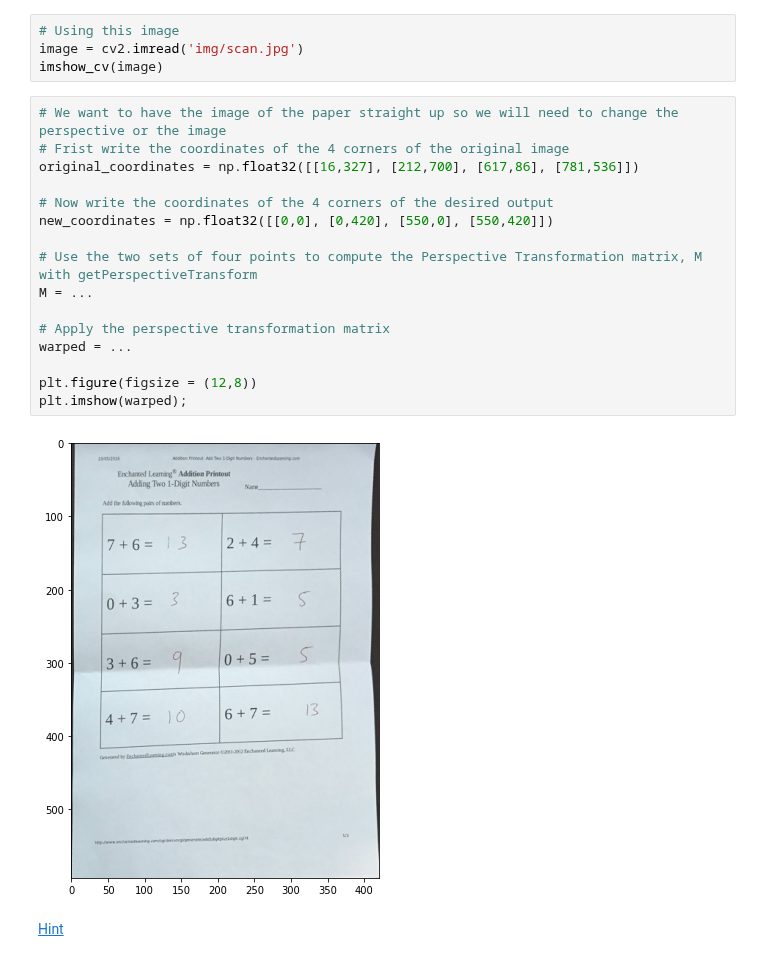
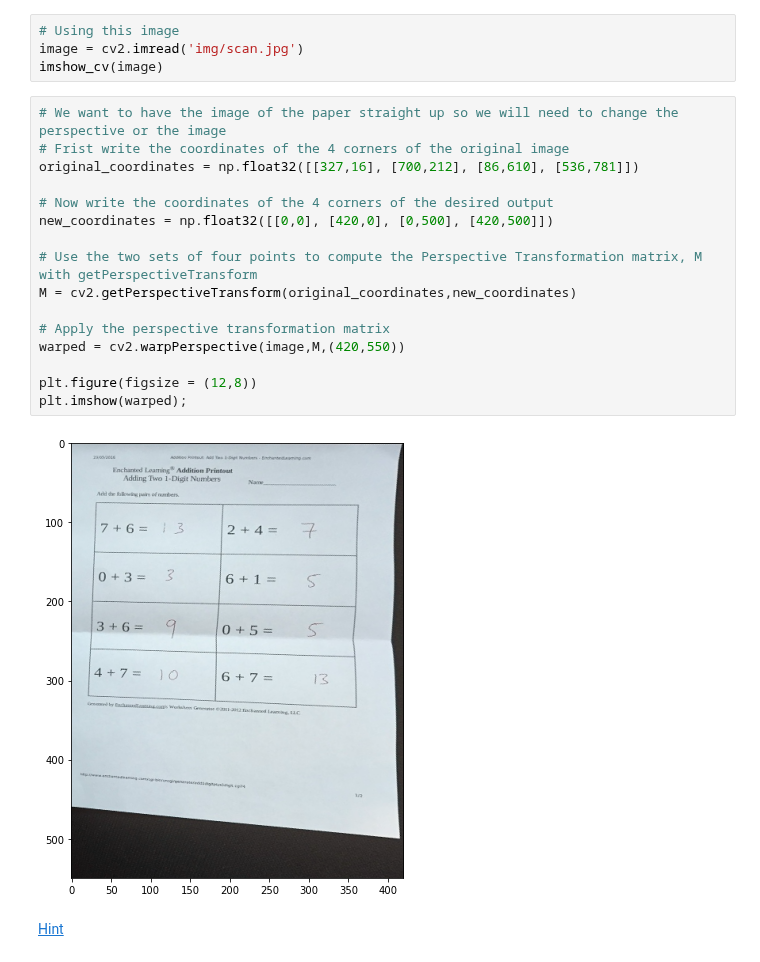
Before and after one commit to nsarkhanov/AI_Course_Exercise, a Jupyter notebook: M6-computer-vesion/D5/Perspective transform.ipynb, the cells around one changed output. Saved outputs shown, nothing was run; the diff lists cells and outputs as text.

```diff
--- a/M6-computer-vesion/D5/Perspective transform.ipynb
+++ b/M6-computer-vesion/D5/Perspective transform.ipynb
@@ -24,20 +24,20 @@ imshow_cv(image)
 # %%
 # We want to have the image of the paper straight up so we will need to change the perspective or the image
 # Frist write the coordinates of the 4 corners of the original image
-original_coordinates = np.float32([[16,327], [212,700], [617,86], [781,536]])
+original_coordinates = np.float32([[327,16], [700,212], [86,610], [536,781]])
 
 # Now write the coordinates of the 4 corners of the desired output
-new_coordinates = np.float32([[0,0], [0,420], [550,0], [550,420]])
+new_coordinates = np.float32([[0,0], [420,0], [0,500], [420,500]])
 
 # Use the two sets of four points to compute the Perspective Transformation matrix, M  with getPerspectiveTransform
-M = ...
+M = cv2.getPerspectiveTransform(original_coordinates,new_coordinates)
 
 # Apply the perspective transformation matrix
-warped = ...
+warped = cv2.warpPerspective(image,M,(420,550))
 
 plt.figure(figsize = (12,8))
 plt.imshow(warped);
 # %% [output]
-[figure, old version]
+[figure, new version]
 # %% [markdown]
 [Hint](# "You will need to use the cv2 getPerspectiveTransform and warpPerspective functions")
```
